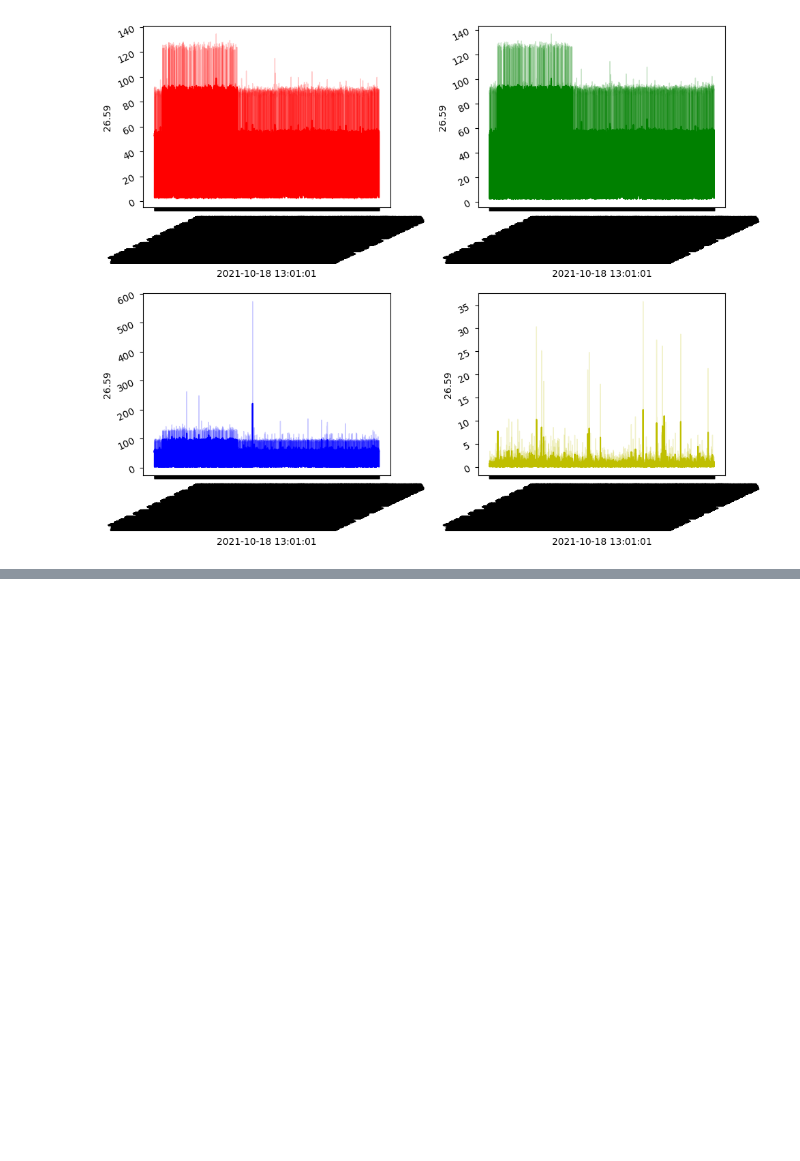
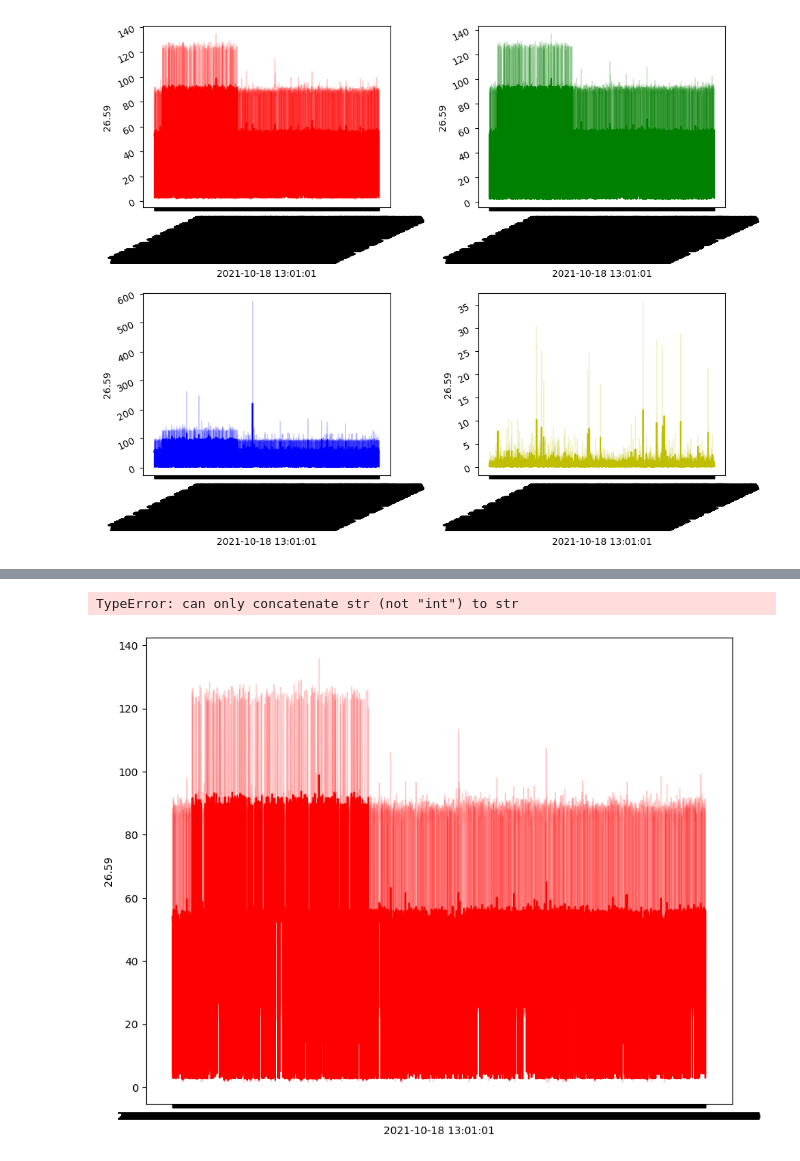
Before and after one commit to internet-equity/netrics-data, a Jupyter notebook: code/device-mapping/device-mapping-kristin.ipynb, the cells around one changed output, grey strips where cells are left out. Cells and saved outputs as stored; diff of their text form; code cells hidden in the pictures; blank space fills up the shorter version.

```diff
--- a/code/device-mapping/device-mapping-kristin.ipynb
+++ b/code/device-mapping/device-mapping-kristin.ipynb
@@ -135,0 +168,3 @@ fig.tight_layout(pad = 1.2)
+# %%
+device_5x = device_5['2021-10-18 13:01:01'].min()
+device_5x
@@ -135,0 +173,3 @@ fig.tight_layout(pad = 1.2)
+# %%
+device_5y = device_5['2021-10-18 13:01:01'].max()
+device_5y
@@ -135,0 +178,11 @@ fig.tight_layout(pad = 1.2)
+# %%
+fig,ax =  plt.subplots(figsize = ( 10, 8))
+
+sns.lineplot( x = "2021-10-18 13:01:01", y = "26.59",
+             color = 'r', data = device_5avg,
+             ax = ax)
+
+plt.xticks(np.arange(min(device_5x), max(device_5y)+4032, 4032.0))
+# %% [output]
+TypeError: can only concatenate str (not "int") to str
+[figure, added]
```
Also changed, not shown: parts of 12 cells of this notebook.
